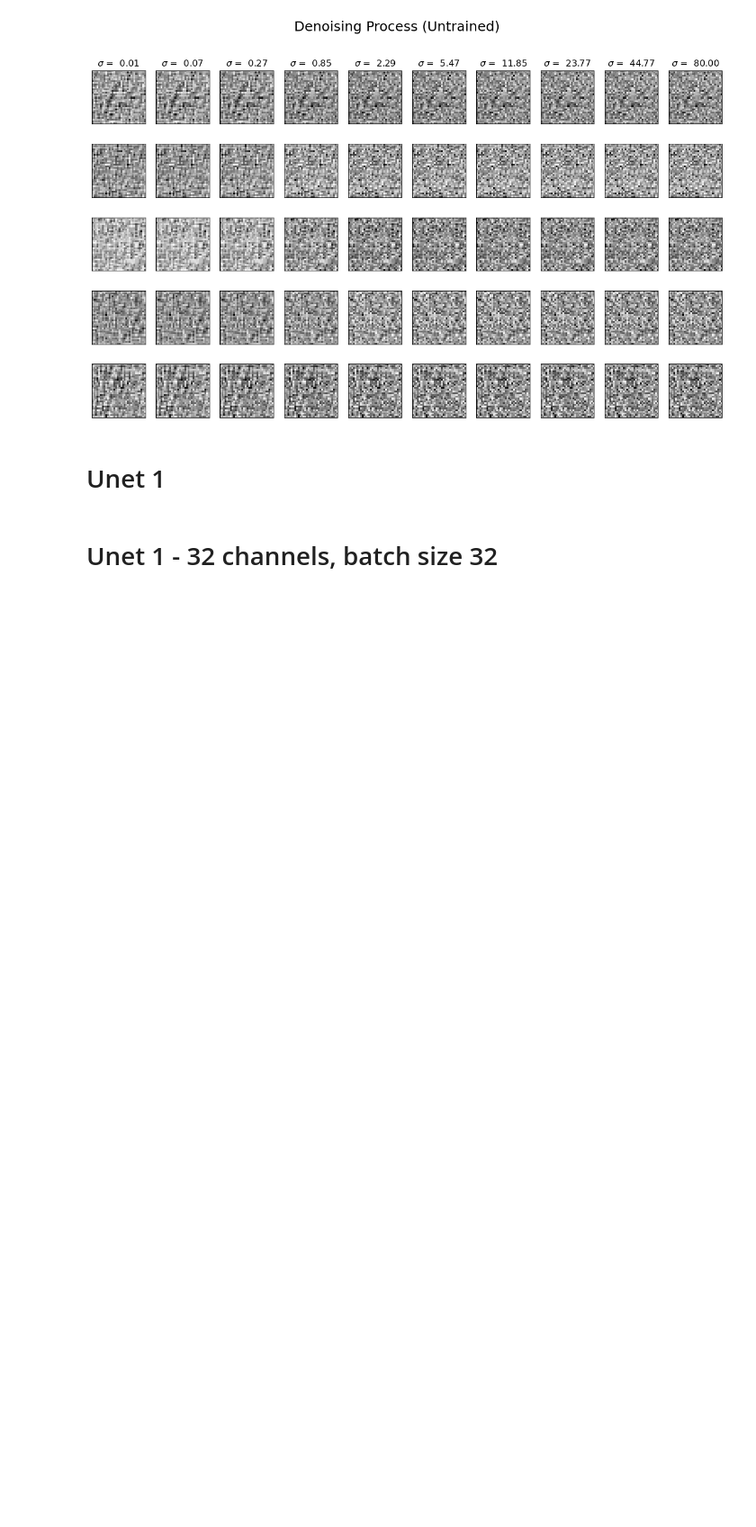
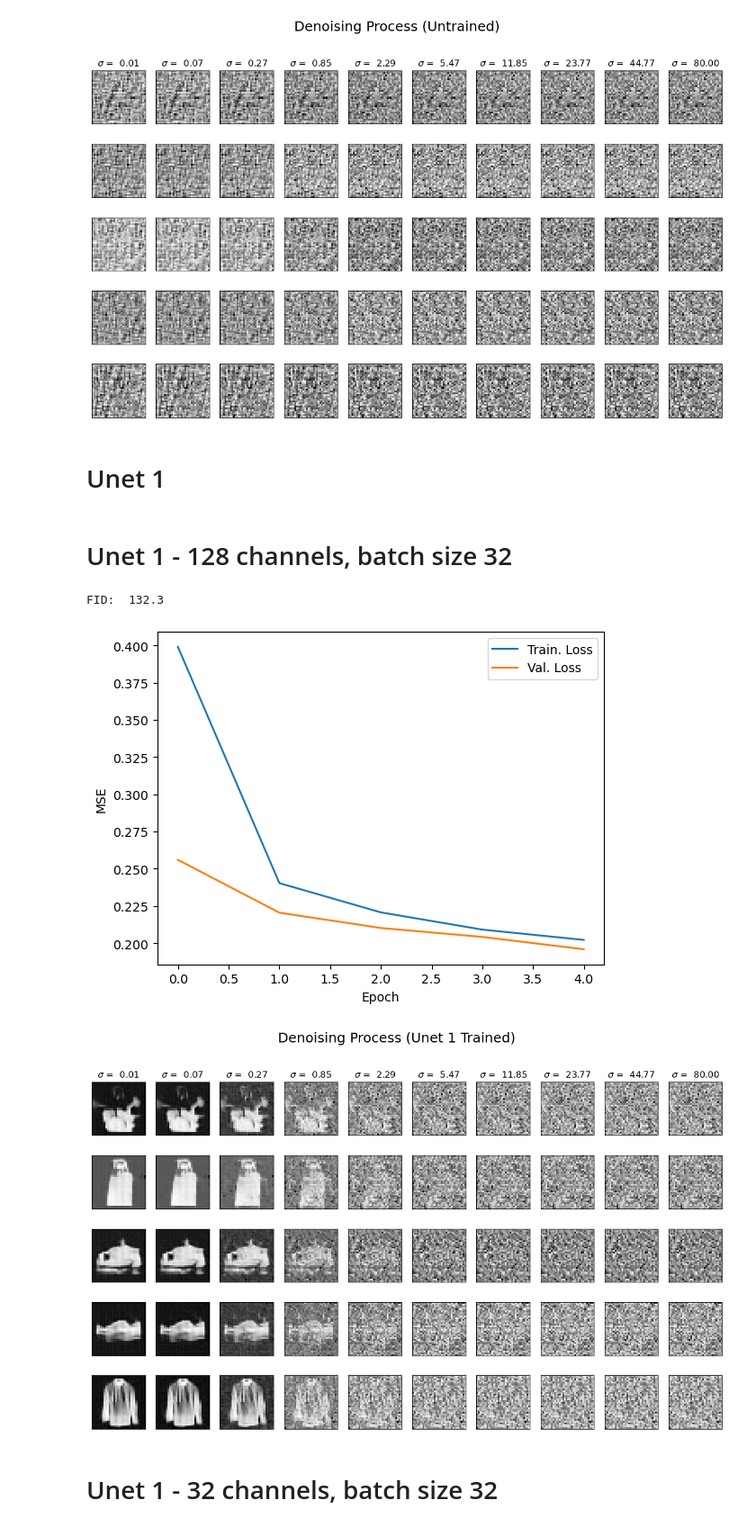
Before and after one commit to chrisfinlay/ddpm, a Jupyter notebook: project.ipynb, the cells around one changed output. Shown at 90% size. Cells and saved outputs as stored; diff of their text form; code cells hidden in the pictures; blank space fills up the shorter version.

```diff
--- a/project.ipynb
+++ b/project.ipynb
@@ -69,11 +69,29 @@ FID:  459.9
 # %% [markdown]
 # Unet 1
 # %%
-model = Unet1(image_size=32, channels=32).to(device)
+model = Unet1(image_size=32, channels=128).to(device)
 
-D, train_loss, val_loss = utils.train_ddpm(model, (c_in, c_out, c_skip, c_noise), N, nb_epochs=25, lr=1e-3, batch_size=32, n_workers=6)
+D, train_loss, val_loss = utils.train_ddpm(model, (c_in, c_out, c_skip, c_noise), N, nb_epochs=5, lr=1e-3, batch_size=32, n_workers=6)
 
 torch.save(model.state_dict(), f"models/unet1_channels={model.channels}_epochs={len(train_loss)}_lr=1e-3_bs=32")
+# %% [markdown]
+# Unet 1 - 128 channels, batch size 32
+# %%
+plt.plot(train_loss, label="Train. Loss")
+plt.plot(val_loss, label="Val. Loss")
+plt.xlabel("Epoch")
+plt.ylabel("MSE")
+plt.legend()
+# plt.ylim(0, .3)
+
+sigmas = utils.build_sigma_schedule(50).to(device)
+print(f"FID: {get_fid(100, sigmas, D, device): .1f}")
+denoised_imgs = utils.generate_images(5, imgs.shape[1:], sigmas, D, include_steps=True, device=device)
+utils.plot_imgs(denoised_imgs[1::5], sigmas[::5], plot_name="denoising_process_trained_unet1", plot_title="Denoising Process (Unet 1 Trained)")
+# %% [output]
+FID:  132.3
+[figure, added]
+[figure, added]
 # %% [markdown]
 # Unet 1 - 32 channels, batch size 32
 # %%
```
Also changed, not shown: 3 other files.
